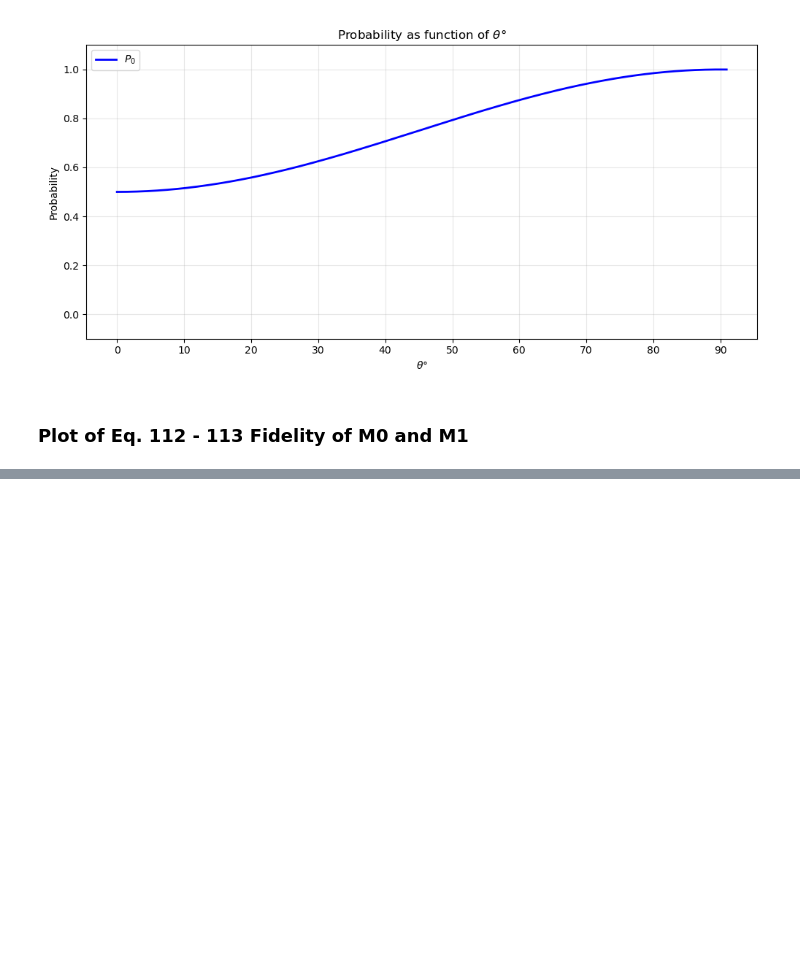
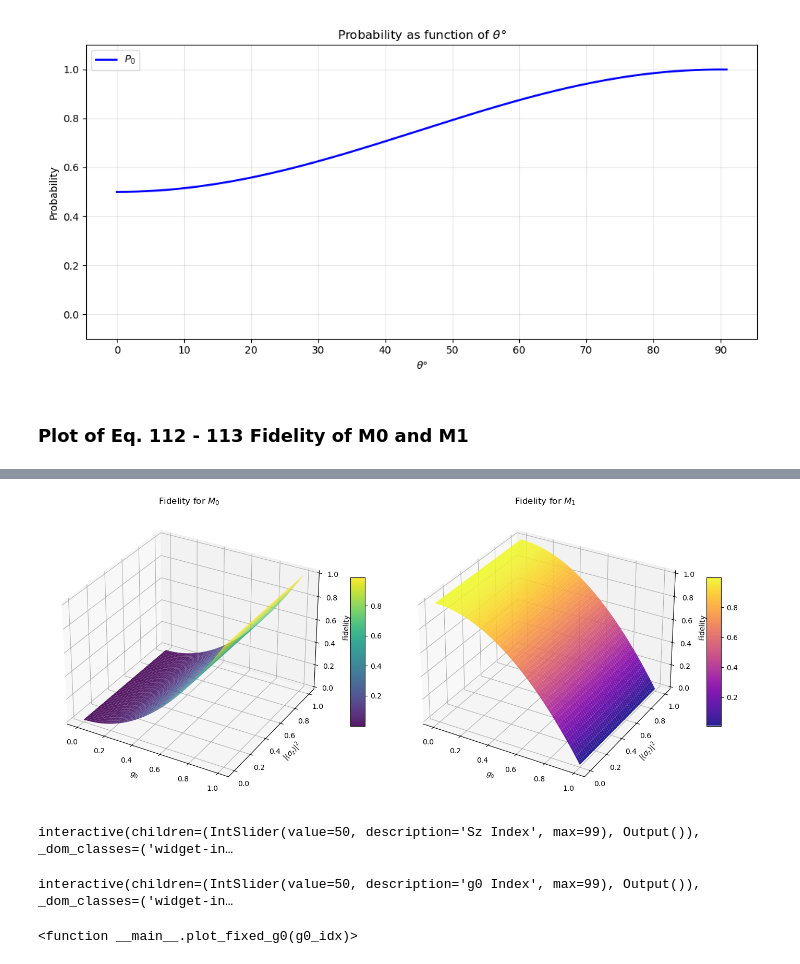
Before and after one commit to francescociavarella/Collisional-Methods, a Jupyter notebook: Codes/Probability.ipynb, the cells around one changed output, grey strips where cells are left out. Cells and saved outputs as stored; diff of their text form; code cells hidden in the pictures; blank space fills up the shorter version.

```diff
--- a/Codes/Probability.ipynb
+++ b/Codes/Probability.ipynb
@@ -21,7 +31,7 @@ P_1_list = np.zeros(len(alpha_list))
 # Parameters
 # ==========
 
-cj = 0.1
+cj = 0.01
 dt = 0.01
 # %%
 # ===========
@@ -129,0 +191,66 @@ Setting $ c_j = 1^{-3} $ we could plot the trend as a function of $ \left| \brak
+# %%
+# ==========================
+# 1. 3D Surface Plots
+# ==========================
+fig = plt.figure(figsize=(14, 6))
+
+# Plot for F_M0
+ax1 = fig.add_subplot(121, projection='3d')
+surf1 = ax1.plot_surface(G0, SZ_SQ, F_M0_matrix, cmap='viridis', alpha=0.9)
+ax1.set_xlabel('$g_0$')
+ax1.set_ylabel('$|\\langle \\sigma_z \\rangle|^2$')
+ax1.set_zlabel('Fidelity')
+ax1.set_title('Fidelity for $M_0$')
+fig.colorbar(surf1, ax=ax1, shrink=0.5, aspect=10)
+
+# Plot for F_M1
+ax2 = fig.add_subplot(122, projection='3d')
+surf2 = ax2.plot_surface(G0, SZ_SQ, F_M1_matrix, cmap='plasma', alpha=0.9)
+ax2.set_xlabel('$g_0$')
+ax2.set_ylabel('$|\\langle \\sigma_z \\rangle|^2$')
+ax2.set_zlabel('Fidelity')
+ax2.set_title('Fidelity for $M_1$')
+fig.colorbar(surf2, ax=ax2, shrink=0.5, aspect=10)
+
+plt.tight_layout()
+plt.show()
+
+# ==========================
+# 2. 2D Interactive Plots
+# ==========================
+
+# Slider for fixed Sz
+def plot_fixed_sz(sz_idx):
+    plt.figure(figsize=(8, 5))
+    # Using g0_vals which has the correct shape
+    plt.plot(g0, F_M0_matrix[:, sz_idx], label='$F_{M0}$', lw=2)
+    plt.plot(g0, F_M1_matrix[:, sz_idx], label='$F_{M1}$', lw=2)
+    plt.title(f'Fidelity vs $g_0$ (Fixed $|\\langle \\sigma_z \\rangle|^2$ = {sz[sz_idx]:.2f})')
+    plt.xlabel('$g_0$')
+    plt.ylabel('Fidelity')
+    plt.ylim(0, 1.05)
+    plt.grid(True, alpha=0.4)
+    plt.legend()
+    plt.show()
+
+interact(plot_fixed_sz, sz_idx=IntSlider(min=0, max=m_points-1, step=1, value=m_points//2, description='Sz Index'))
+
+# Slider for fixed g0
+def plot_fixed_g0(g0_idx):
+    plt.figure(figsize=(8, 5))
+    plt.plot(sz, F_M0_matrix[g0_idx, :], label='$F_{M0}$', lw=2)
+    plt.plot(sz, F_M1_matrix[g0_idx, :], label='$F_{M1}$', lw=2)
+    plt.title(f'Fidelity vs $|\\langle \\sigma_z \\rangle|^2$ (Fixed $g_0$ = {g0[g0_idx]:.2f})')
+    plt.xlabel('$|\\langle \\sigma_z \\rangle|^2$')
+    plt.ylabel('Fidelity')
+    plt.ylim(0, 1.05)
+    plt.grid(True, alpha=0.4)
+    plt.legend()
+    plt.show()
+
+interact(plot_fixed_g0, g0_idx=IntSlider(min=0, max=n_points-1, step=1, value=n_points//2, description='g0 Index'))
+# %% [output]
+[figure, added]
+interactive(children=(IntSlider(value=50, description='Sz Index', max=99), Output()), _dom_classes=('widget-in…
+interactive(children=(IntSlider(value=50, description='g0 Index', max=99), Output()), _dom_classes=('widget-in…
+<function __main__.plot_fixed_g0(g0_idx)>
```
Also changed, not shown: parts of 9 cells of this notebook, 2 other files.
